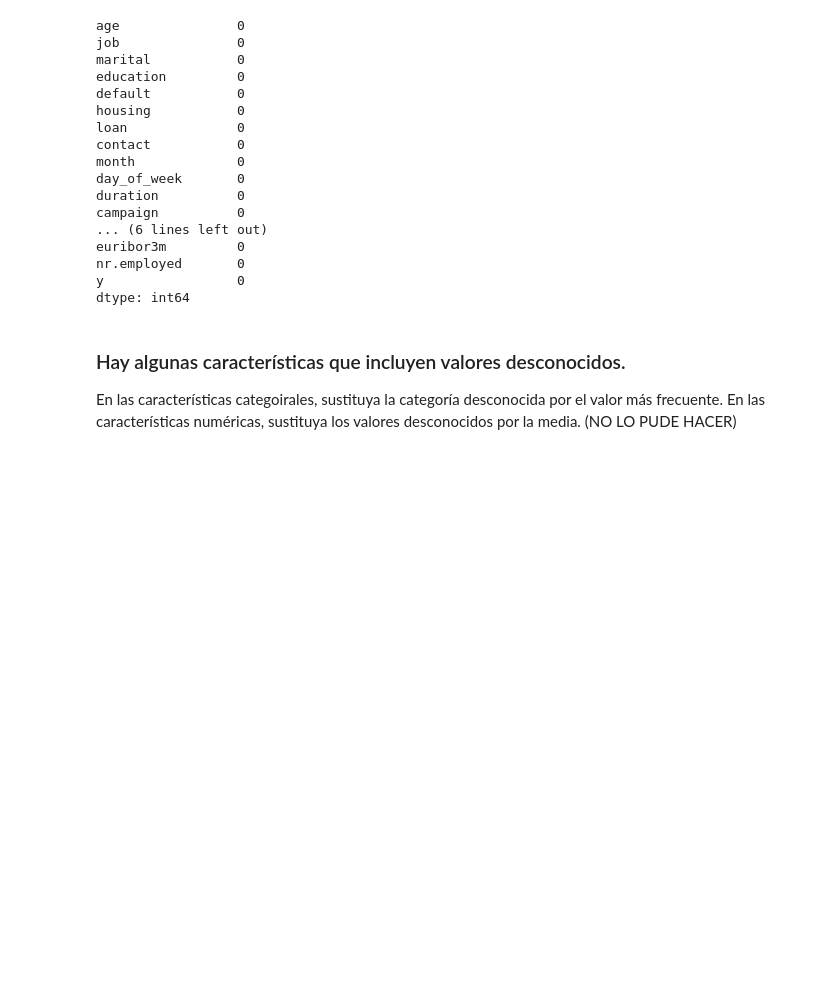
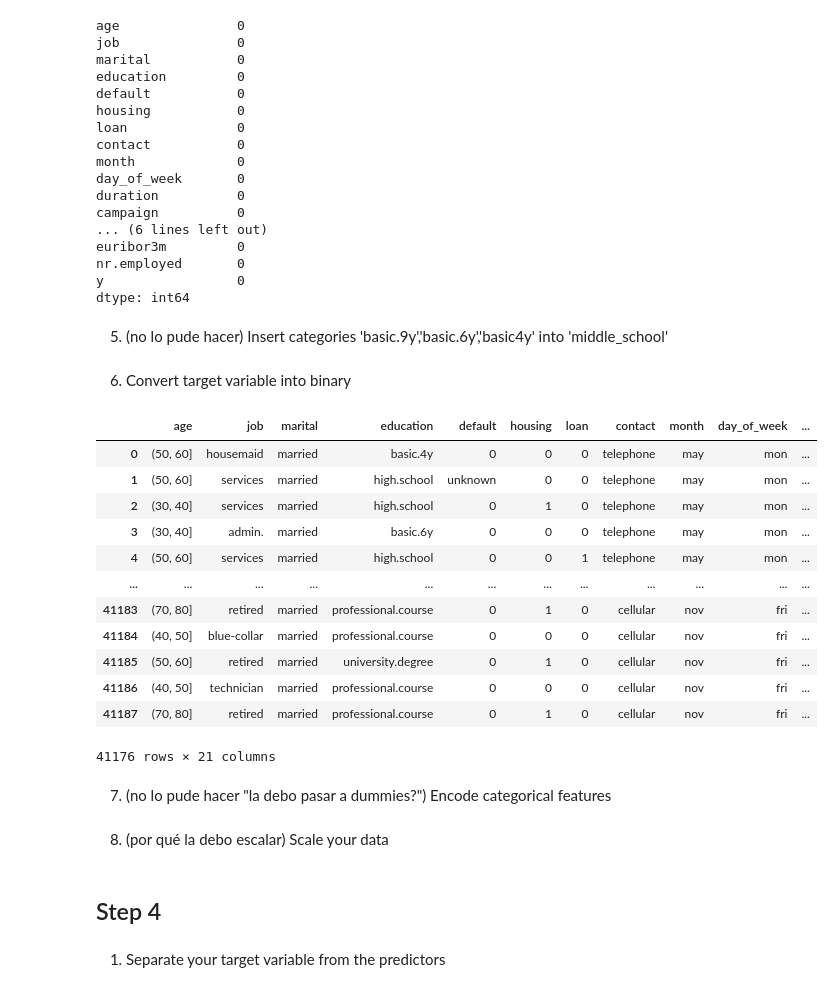
Before and after one commit to Eduardo-Coyto/YOUR-FIRST-ML-ALGORITHM, a Jupyter notebook: src/explore.ipynb, the cells around one changed output. Drawn from its saved outputs; the diff is of its cells as text; code cells hidden in the pictures; blank space fills up the shorter version.

```diff
--- a/src/explore.ipynb
+++ b/src/explore.ipynb
@@ -269,7 +272,36 @@ euribor3m         0
 nr.employed       0
 y                 0
 dtype: int64
-# %% [markdown]
-### Hay algunas características que incluyen valores desconocidos.
-En las características categoirales, sustituya la categoría desconocida por el valor más frecuente.
-En las características numéricas, sustituya los valores desconocidos por la media. (NO LO PUDE HACER)
+# %%
+df_processed = df_raw_without_duplicates.copy()
+# %%
+df_processed['age'] = pd.cut(x=df_processed['age'], bins=[10,20,30,40,50,60,70,80,90,100])
+# %% [markdown]
+5. (no lo pude hacer) Insert categories 'basic.9y','basic.6y','basic4y' into 'middle_school'
+# %% [markdown]
+6. Convert target variable into binary
+# %%
+df_processed = df_processed.replace({'no': 0, 'yes': 1})
+df_processed
+# %% [output]
+|  | age | job | marital | education | default | housing | loan | contact | month | day_of_week | ... |
+| 0 | (50, 60] | housemaid | married | basic.4y | 0 | 0 | 0 | telephone | may | mon | ... |
+| 1 | (50, 60] | services | married | high.school | unknown | 0 | 0 | telephone | may | mon | ... |
+| 2 | (30, 40] | services | married | high.school | 0 | 1 | 0 | telephone | may | mon | ... |
+| 3 | (30, 40] | admin. | married | basic.6y | 0 | 0 | 0 | telephone | may | mon | ... |
+| 4 | (50, 60] | services | married | high.school | 0 | 0 | 1 | telephone | may | mon | ... |
+| ... | ... | ... | ... | ... | ... | ... | ... | ... | ... | ... | ... |
+| 41183 | (70, 80] | retired | married | professional.course | 0 | 1 | 0 | cellular | nov | fri | ... |
+| 41184 | (40, 50] | blue-collar | married | professional.course | 0 | 0 | 0 | cellular | nov | fri | ... |
+| 41185 | (50, 60] | retired | married | university.degree | 0 | 1 | 0 | cellular | nov | fri | ... |
+| 41186 | (40, 50] | technician | married | professional.course | 0 | 0 | 0 | cellular | nov | fri | ... |
+| 41187 | (70, 80] | retired | married | professional.course | 0 | 1 | 0 | cellular | nov | fri | ... |
+41176 rows × 21 columns
+# %% [markdown]
+7. (no lo pude hacer "la debo pasar a dummies?") Encode categorical features
+# %% [markdown]
+8. (por qué la debo escalar) Scale your data
+# %% [markdown]
+## Step 4
+# %% [markdown]
+1. Separate your target variable from the predictors
```
Also changed, not shown: parts of 8 cells of this notebook.
